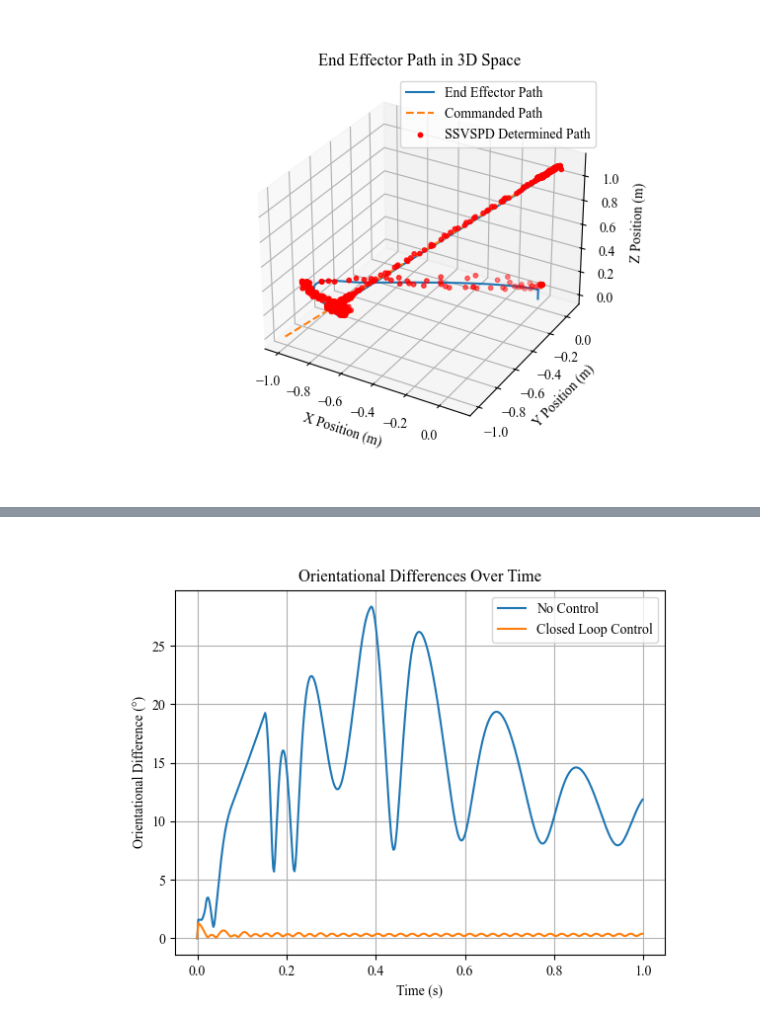
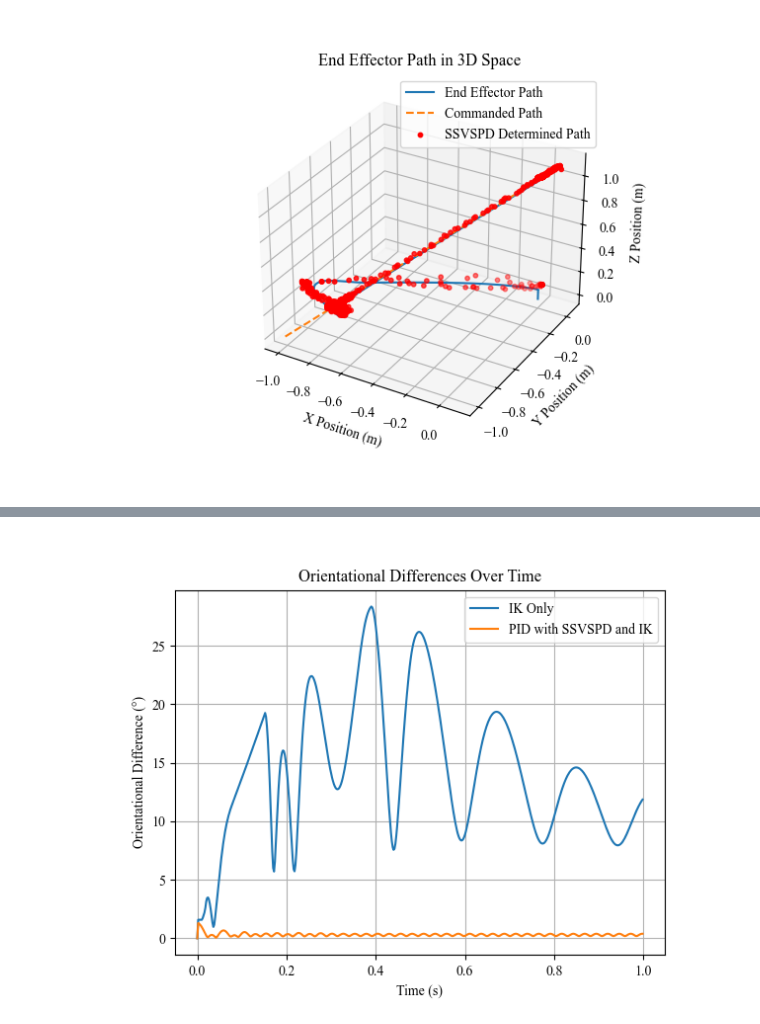
Before and after one commit to Yang51st/Mujoco-CDPR-Simulator, a Jupyter notebook: cdpr_sketches.ipynb, the cells around one changed output, grey strips where cells are left out. Cells and saved outputs as stored; diff of their text form; code cells hidden in the pictures.

```diff
--- a/cdpr_sketches.ipynb
+++ b/cdpr_sketches.ipynb
@@ -539,21 +539,21 @@ plt.show()
 # %%
 begin_ind=500
 end_ind=1000
 noc_orientational_differences=[np.linalg.norm(noc_ee_orientation_data[i]-np.array([0,0,0])) for i in range(begin_ind, end_ind)]
 svc_orientational_differences=[np.linalg.norm(svc_ee_orientation_data[i]-np.array([0,0,0])) for i in range(begin_ind, end_ind)]
 
 plt.figure(3)
 plt.clf()
 
 noc_orientational_differences[0]=0
 svc_orientational_differences[0]=0
-plt.plot(timestamps[:len(noc_orientational_differences)], noc_orientational_differences, label="No Control")
-plt.plot(timestamps[:len(svc_orientational_differences)], svc_orientational_differences, label="Closed Loop Control")
+plt.plot(timestamps[:len(noc_orientational_differences)], noc_orientational_differences, label="IK Only")
+plt.plot(timestamps[:len(svc_orientational_differences)], svc_orientational_differences, label="PID with SSVSPD and IK")
 plt.title("Orientational Differences Over Time")
 plt.xlabel("Time (s)")
 plt.ylabel("Orientational Difference (°)")
 plt.grid()
 plt.legend()
 plt.show()
 # %% [output]
-[figure, old version]
+[figure, new version]
```
Also changed, not shown: parts of 1 cell of this notebook.
